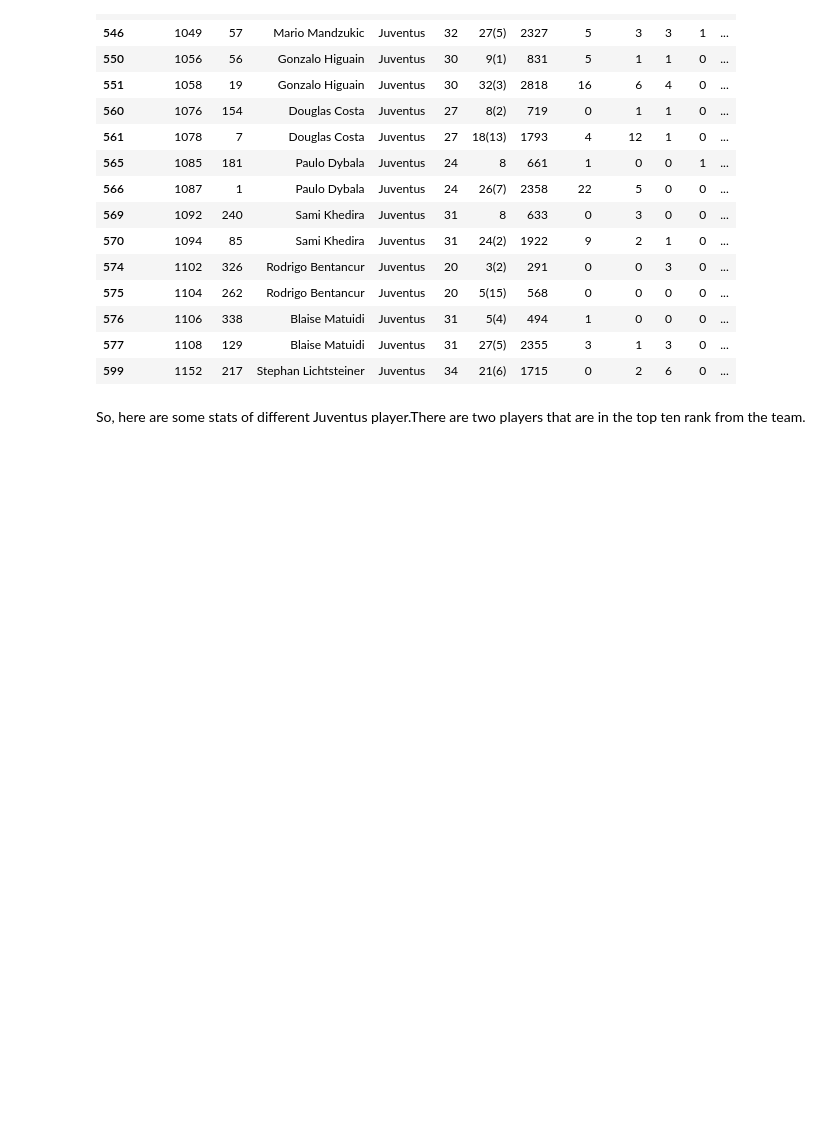
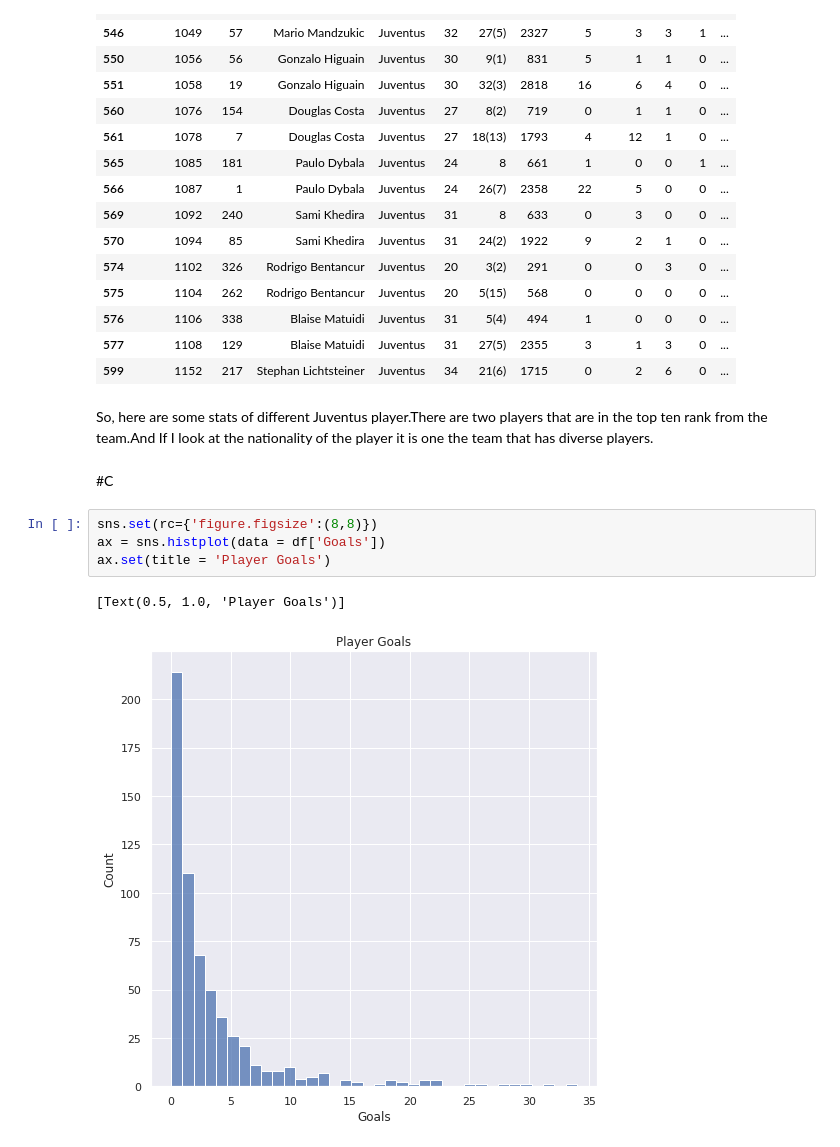
Before and after one commit to anjilakarkigit/dataVisualization, a Jupyter notebook: Exam3.ipynb, the cells around one changed output. Cells and saved outputs as stored; diff of their text form; blank space fills up the shorter version.

```diff
--- a/Exam3.ipynb
+++ b/Exam3.ipynb
@@ -59,4 +67,13 @@ df1
 | 577 | 1108 | 129 | Blaise Matuidi | Juventus | 31 | 27(5) | 2355 | 3 | 1 | 3 | 0 | ... |
 | 599 | 1152 | 217 | Stephan Lichtsteiner | Juventus | 34 | 21(6) | 1715 | 0 | 2 | 6 | 0 | ... |
 # %% [markdown]
-So, here are some stats of different Juventus player.There are two players that are in the top ten rank from the team.
+So, here are some stats of different Juventus player.There are two players that are in the top ten rank from the team.And If I look at the nationality of the player it is one the team that has diverse players.
+# %% [markdown]
+#C
+# %%
+sns.set(rc={'figure.figsize':(8,8)})
+ax = sns.histplot(data = df['Goals'])
+ax.set(title = 'Player Goals')
+# %% [output]
+[Text(0.5, 1.0, 'Player Goals')]
+[figure, added]
```
Also changed, not shown: parts of 26 cells of this notebook.
